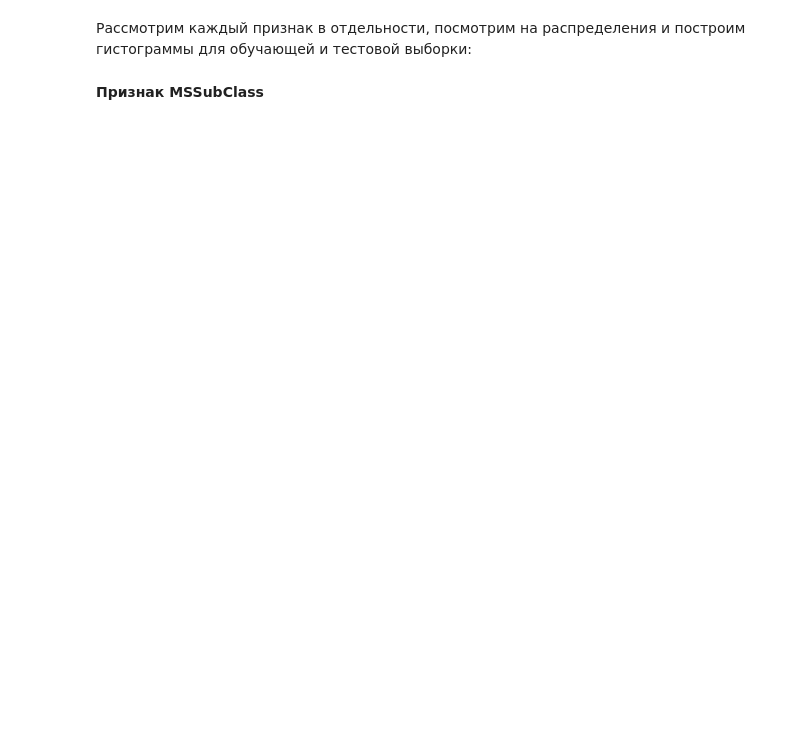
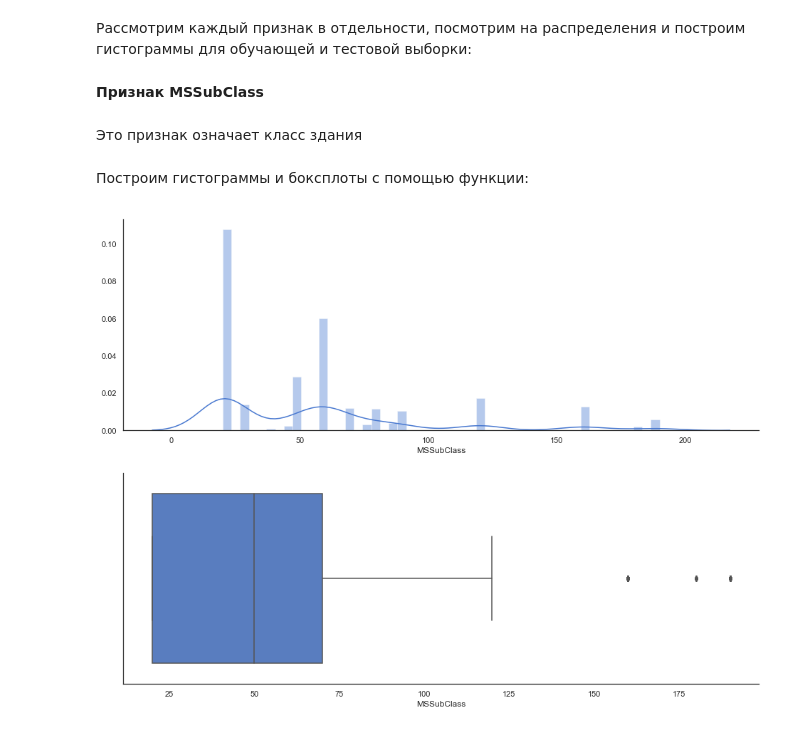
Before and after one commit to rusantsovsv/my_kaggle, a Jupyter notebook: house_prices/house_prices.ipynb, the cells around one changed output. Cells and saved outputs as stored; diff of their text form; code cells hidden in the pictures; blank space fills up the shorter version.

```diff
--- a/house_prices/house_prices.ipynb
+++ b/house_prices/house_prices.ipynb
@@ -5,7 +5,7 @@
 # %%
 import pandas as pd
 import numpy as np
-import matplotlib as plt
+import matplotlib.pyplot as plt
 import seaborn as sns
 from functools import partial
 
@@ -13,7 +13,7 @@ from functools import partial
 
 
 
-sns.set()
+sns.set(style="white", palette="muted", color_codes=True)
 %matplotlib inline
 # %% [markdown]
 Подгружаем датасеты
@@ -90,3 +139,19 @@ def show_nan(data):
 Рассмотрим каждый признак в отдельности, посмотрим на распределения и построим гистограммы для обучающей и тестовой выборки:
 # %% [markdown]
 **Признак MSSubClass**
+# %% [markdown]
+Это признак означает класс здания
+# %% [markdown]
+Построим гистограммы и боксплоты с помощью функции:
+# %%
+def show_hist_and_box(df_col):
+    fig, axes = plt.subplots(2, 1, figsize=(16, 12))
+
+    sns.distplot(df_col, bins=50, ax=axes[0])
+    sns.boxplot(df_col, ax=axes[1])
+
+    sns.despine()
+# %%
+show_hist_and_box(train['MSSubClass'])
+# %% [output]
+[figure, added]
```
Also changed, not shown: parts of 115 cells of this notebook, 1 other file.
